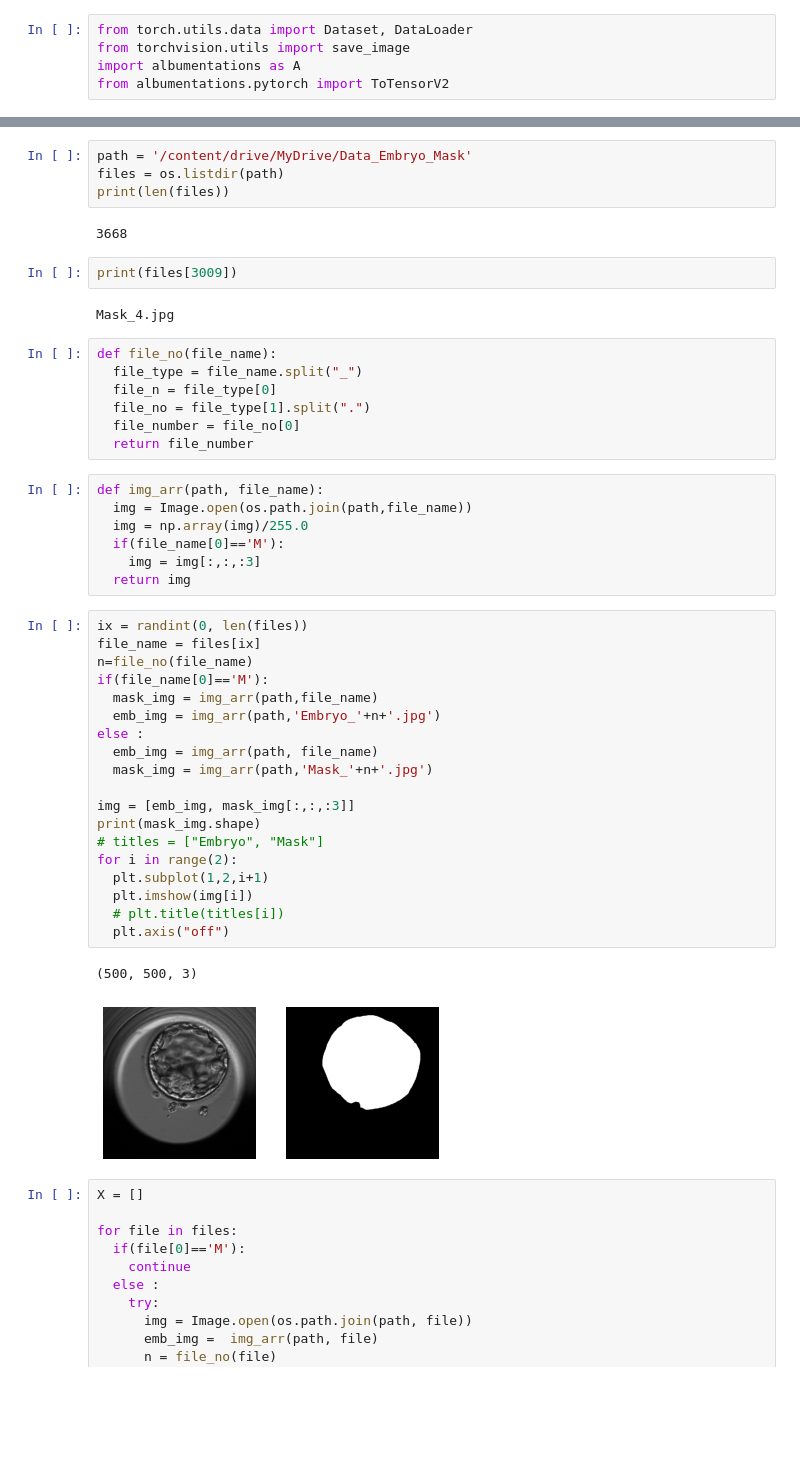
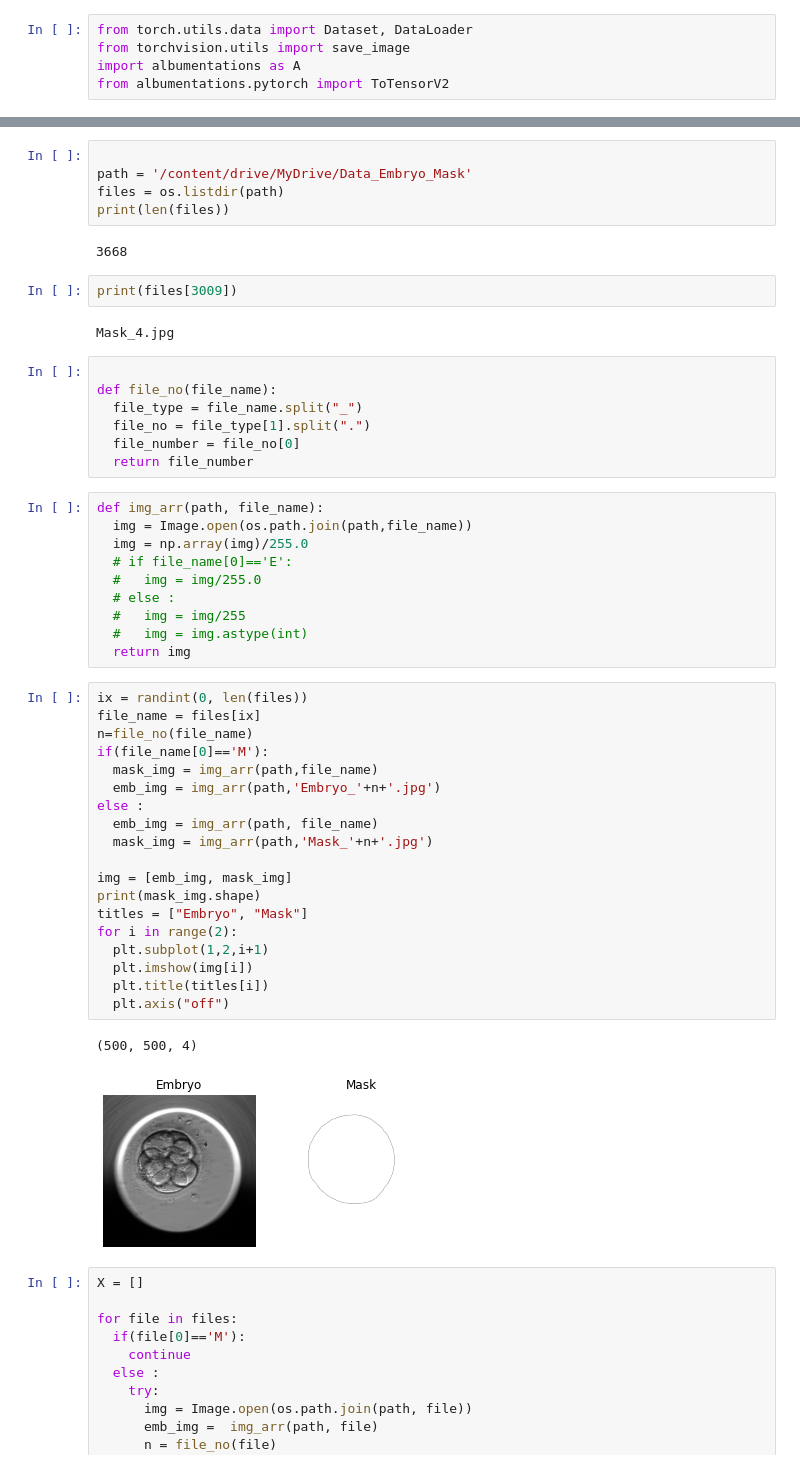
Before and after one commit to saquibali7/EmbryoMask, a Jupyter notebook: task02.ipynb, the cells around one changed output, grey strips where cells are left out. Cells and saved outputs as stored; diff of their text form; blank space fills up the shorter version.

```diff
--- a/task02.ipynb
+++ b/task02.ipynb
@@ -120,5 +120,6 @@ BATCH_SIZE=16
 device = torch.device("cuda" if torch.cuda.is_available() else "cpu")
 # %%
+
 path = '/content/drive/MyDrive/Data_Embryo_Mask'
 files = os.listdir(path)
 print(len(files))
@@ -129,9 +130,9 @@ print(files[3009])
 # %% [output]
 Mask_4.jpg
 # %%
+
 def file_no(file_name):
   file_type = file_name.split("_")
-  file_n = file_type[0]
   file_no = file_type[1].split(".")
   file_number = file_no[0]
   return file_number
@@ -139,31 +140,34 @@ def file_no(file_name):
 def img_arr(path, file_name):
   img = Image.open(os.path.join(path,file_name))
   img = np.array(img)/255.0
-  if(file_name[0]=='M'):
-    img = img[:,:,:3]
+  # if file_name[0]=='E':
+  #   img = img/255.0
+  # else :
+  #   img = img/255
+  #   img = img.astype(int)
   return img
 # %%
 ix = randint(0, len(files))
 file_name = files[ix]
 n=file_no(file_name)
 if(file_name[0]=='M'):
   mask_img = img_arr(path,file_name)
   emb_img = img_arr(path,'Embryo_'+n+'.jpg')
 else :
   emb_img = img_arr(path, file_name)
   mask_img = img_arr(path,'Mask_'+n+'.jpg')
 
-img = [emb_img, mask_img[:,:,:3]]
+img = [emb_img, mask_img]
 print(mask_img.shape)
-# titles = ["Embryo", "Mask"]
+titles = ["Embryo", "Mask"]
 for i in range(2):
   plt.subplot(1,2,i+1)
   plt.imshow(img[i])
-  # plt.title(titles[i])
+  plt.title(titles[i])
   plt.axis("off")
 # %% [output]
-(500, 500, 3)
+(500, 500, 4)
-[figure, old version]
+[figure, new version]
 # %%
 X = []
 
```
Also changed, not shown: parts of 14 cells of this notebook.
